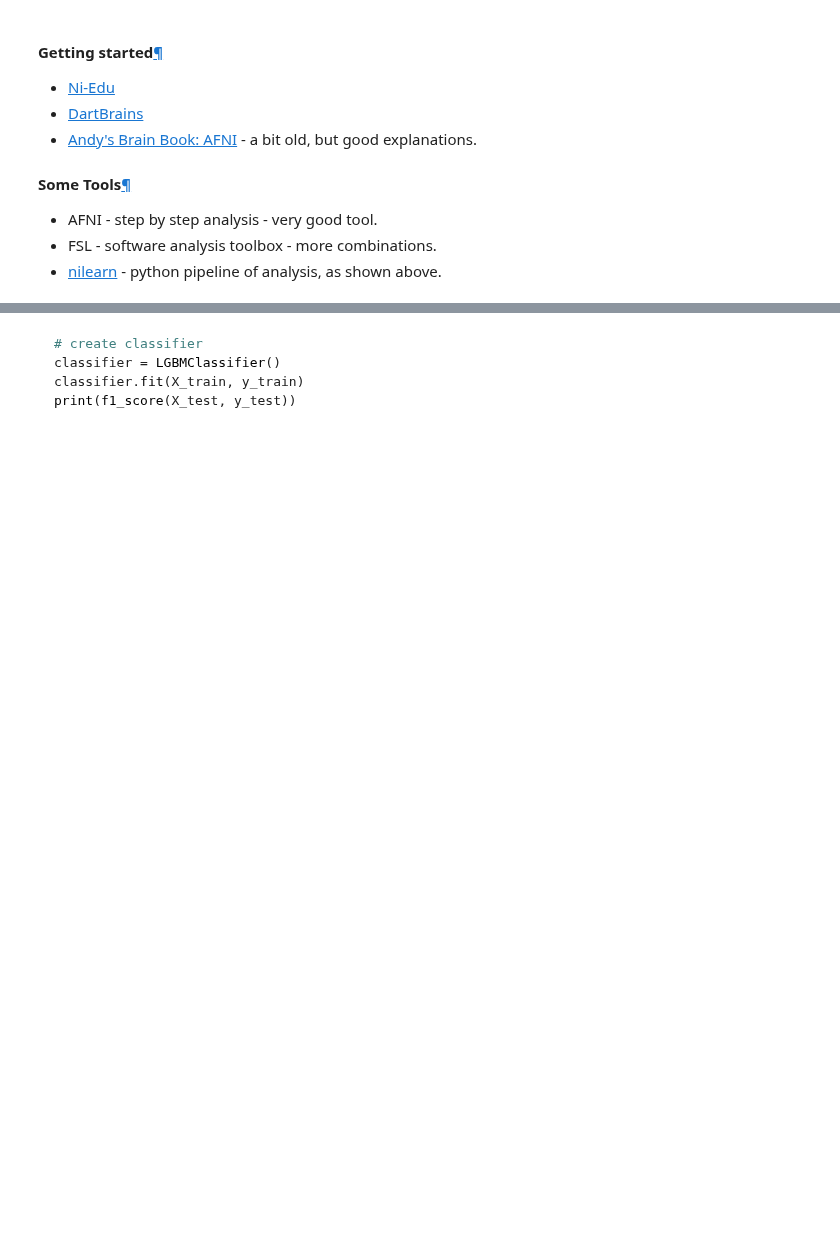
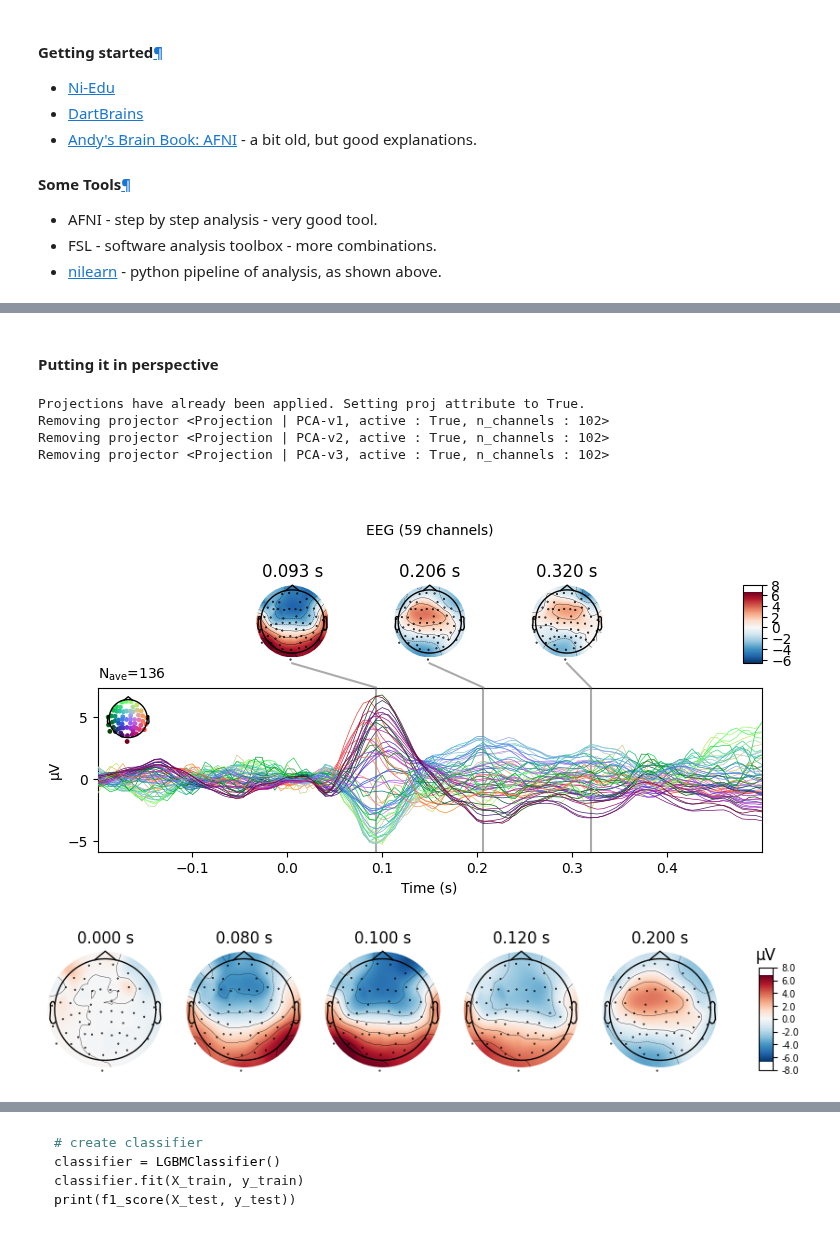
Before and after one commit to pomodoren/pomoblog, a Jupyter notebook: TheSpongyBrain-Intro.ipynb, the cells around one changed output, grey strips where cells are left out. Saved outputs shown, nothing was run; the diff lists cells and outputs as text; code cells hidden in the pictures; blank space fills up the shorter version.

```diff
--- a/TheSpongyBrain-Intro.ipynb
+++ b/TheSpongyBrain-Intro.ipynb
@@ -206,0 +265,37 @@ raw.plot(duration=5, n_channels=30)
+# %% [markdown]
+#### Putting it in perspective
+# %%
+def run_in_backround(raw):
+    # the code for finding events and epochs
+    events = mne.find_events(raw, stim_channel='STI 014')
+    #print(events[:5])  # show the first 5
+    event_dict = {'auditory/left': 1, 'auditory/right': 2, 'visual/left': 3,
+                  'visual/right': 4, 'smiley': 5, 'buttonpress': 32}
+    reject_criteria = dict(mag=4000e-15,     # 4000 fT
+                           grad=4000e-13,    # 4000 fT/cm
+                           eeg=150e-6,       # 150 µV
+                           eog=250e-6)       # 250 µV
+    epochs = mne.Epochs(raw, events, event_id=event_dict, tmin=-0.2, tmax=0.5,
+                        reject=reject_criteria, preload=True)
+
+    # conditions
+    conds_we_care_about = ['auditory/left', 'auditory/right',
+                           'visual/left', 'visual/right']
+    epochs.equalize_event_counts(conds_we_care_about)  # this operates in-place
+    aud_epochs = epochs['auditory']
+    aud_evoked = aud_epochs.average()
+    return aud_evoked
+# %%
+%%capture
+aud_evoked = run_in_backround(raw)  # finding evoked potentials - check code in notebook
+# %%
+aud_evoked.plot_joint(picks='eeg')
+aud_evoked.plot_topomap(times=[0., 0.08, 0.1, 0.12, 0.2], ch_type='eeg')
+print()
+# %% [output]
+Projections have already been applied. Setting proj attribute to True.
+Removing projector <Projection | PCA-v1, active : True, n_channels : 102>
+Removing projector <Projection | PCA-v2, active : True, n_channels : 102>
+Removing projector <Projection | PCA-v3, active : True, n_channels : 102>
+[figure, added]
+[figure, added]
```
Also changed, not shown: parts of 17 cells of this notebook, 3 other files.
